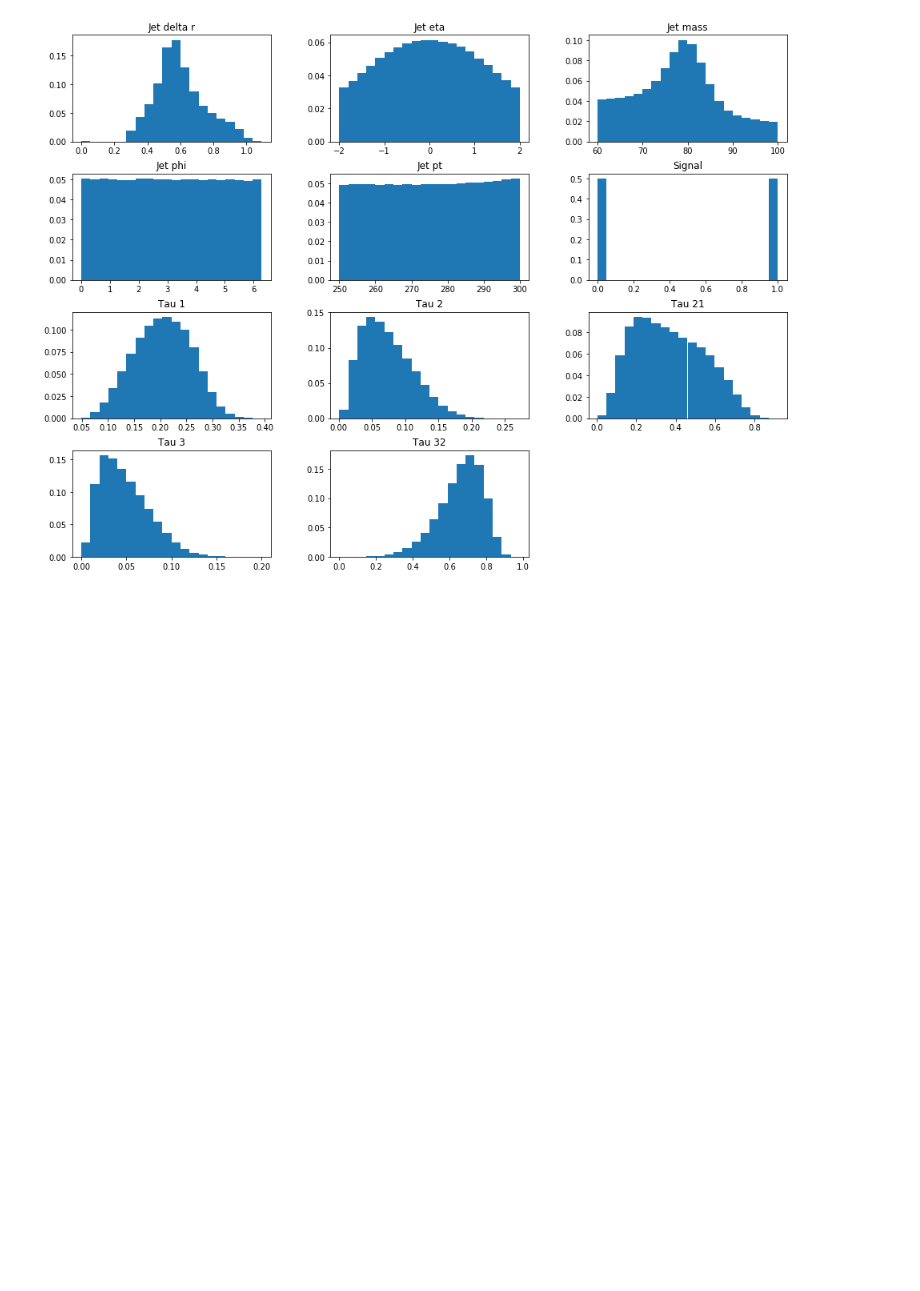
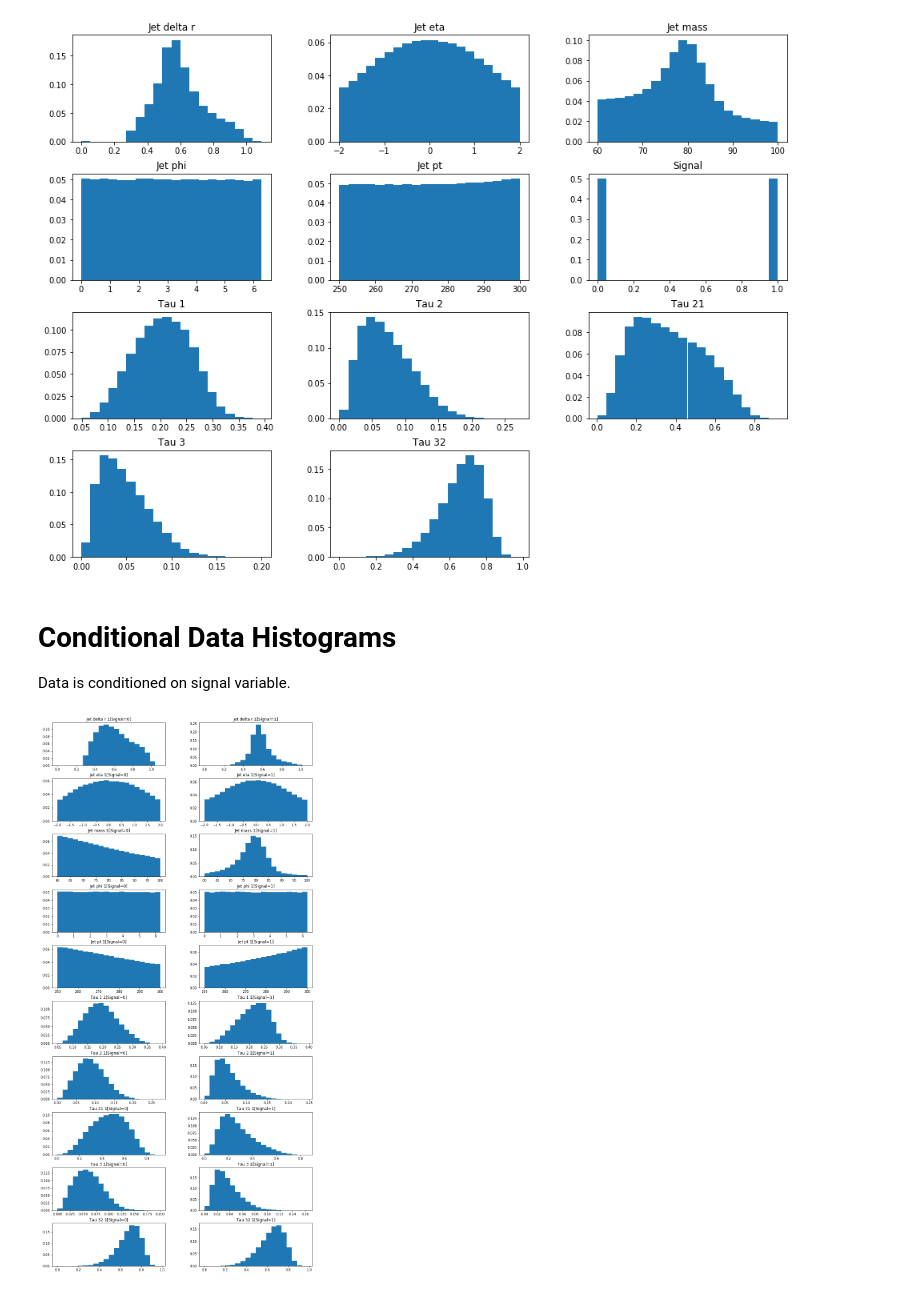
Before and after one commit to itsayushthada/Particle-Physics-Experiments, a Jupyter notebook: LAGAN/Analysis/EDA.ipynb, the cells around one changed output. Cells and saved outputs as stored; diff of their text form; code cells hidden in the pictures; blank space fills up the shorter version.

Commit message:
Histogram and Box Plots Added along with conditioning

```diff
--- a/LAGAN/Analysis/EDA.ipynb
+++ b/LAGAN/Analysis/EDA.ipynb
@@ -86,3 +101,29 @@ for idx, key in enumerate(df.keys()):
 plt.show()
 # %% [output]
 [figure]
+# %% [markdown]
+# Conditional Data Histograms
+Data is conditioned on signal variable.
+# %%
+plt.rcParams["figure.figsize"] = 14, 30
+plt.subplots_adjust(wspace=0.3, hspace=0.3)
+
+idx = (df["signal"] == 1)
+weights_1 = np.ones_like(df["tau_1"][idx])/float(len(df["tau_1"][idx]))
+weights_0 = np.ones_like(df["tau_1"][~idx])/float(len(df["tau_1"][~idx]))
+
+keys = list(df.keys())
+keys.remove("signal")
+
+for i, key in enumerate(keys):
+    if key != "signal":
+        plt.subplot(10, 2, (2*i+1))
+        plt.hist(df[key][~idx], weights=weights_0, bins=20)
+        plt.title("{} 𝟙[Signal=0]".format(key.replace("_", " ").capitalize()))
+
+        plt.subplot(10, 2, (2*i+2))
+        plt.hist(df[key][idx], weights=weights_1, bins=20)
+        plt.title("{} 𝟙[Signal=1]".format(key.replace("_", " ").capitalize()))
+plt.show()
+# %% [output]
+[figure, added]
```
Also changed, not shown: parts of 13 cells of this notebook.
